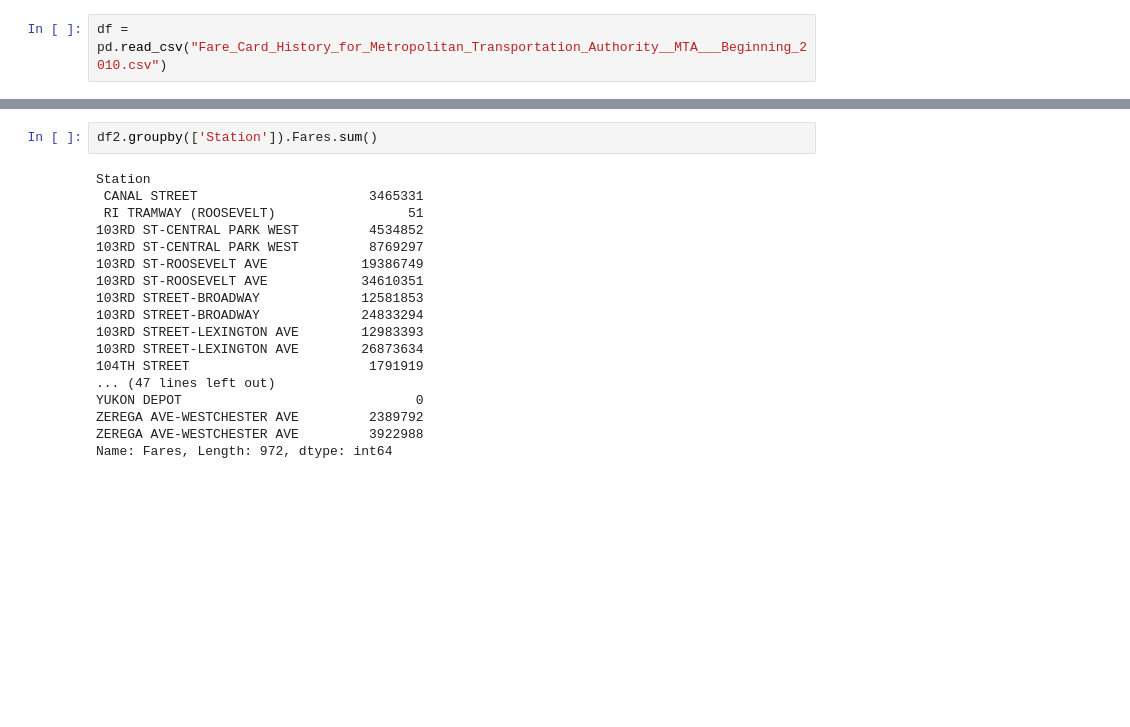
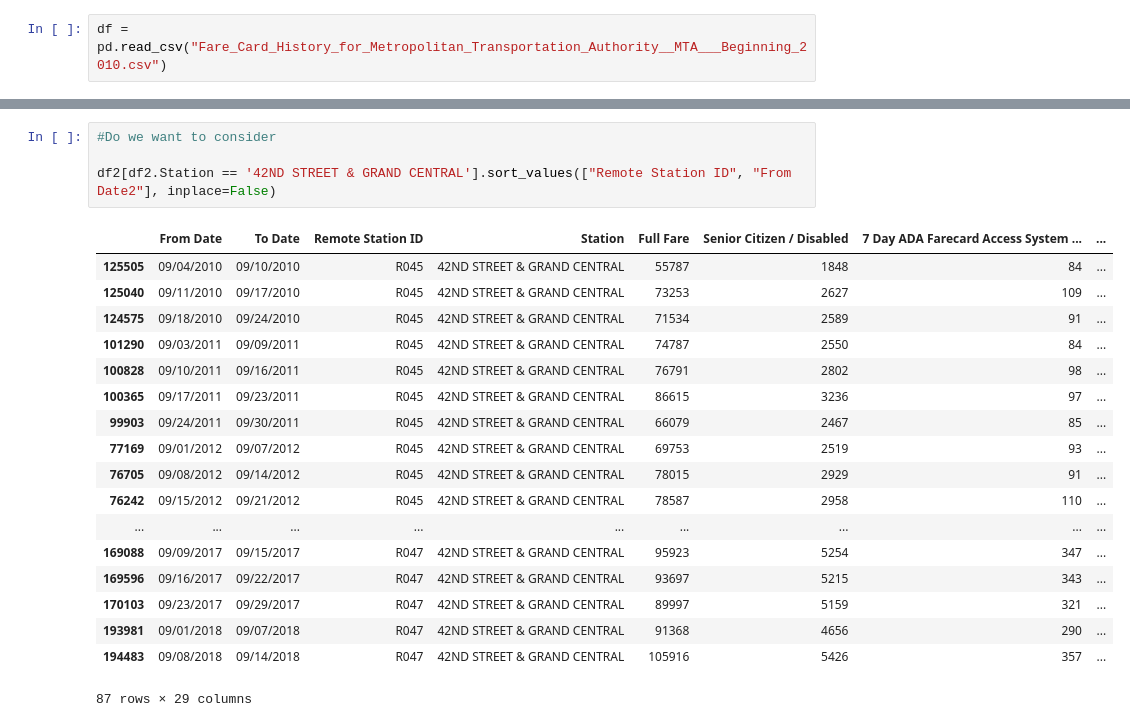
Before and after one commit to timrandg/metis_benson, a Jupyter notebook: Benson.ipynb, the cells around one changed output, grey strips where cells are left out. Cells and saved outputs as stored; diff of their text form; blank space fills up the shorter version.

```diff
--- a/Benson.ipynb
+++ b/Benson.ipynb
@@ -73,21 +126,24 @@ df2.groupby(['Station']).Fares.mean().sort_values(ascending=False).reset_index()
 515 rows × 2 columns
-# %%
-df2.groupby(['Station']).Fares.sum()
-# %% [output]
-Station
- CANAL STREET                      3465331
- RI TRAMWAY (ROOSEVELT)                 51
-103RD ST-CENTRAL PARK WEST         4534852
-103RD ST-CENTRAL PARK WEST         8769297
-103RD ST-ROOSEVELT AVE            19386749
-103RD ST-ROOSEVELT AVE            34610351
-103RD STREET-BROADWAY             12581853
-103RD STREET-BROADWAY             24833294
-103RD STREET-LEXINGTON AVE        12983393
-103RD STREET-LEXINGTON AVE        26873634
-104TH STREET                       1791919
-... (47 lines left out)
-YUKON DEPOT                              0
-ZEREGA AVE-WESTCHESTER AVE         2389792
-ZEREGA AVE-WESTCHESTER AVE         3922988
-Name: Fares, Length: 972, dtype: int64
+# %%
+#Do we want to consider
+
+df2[df2.Station == '42ND STREET & GRAND CENTRAL'].sort_values(["Remote Station ID", "From Date2"], inplace=False)
+# %% [output]
+|  | From Date | To Date | Remote Station ID | Station | Full Fare | Senior Citizen / Disabled | 7 Day ADA Farecard Access System ... | ... |
+| 125505 | 09/04/2010 | 09/10/2010 | R045 | 42ND STREET & GRAND CENTRAL | 55787 | 1848 | 84 | ... |
+| 125040 | 09/11/2010 | 09/17/2010 | R045 | 42ND STREET & GRAND CENTRAL | 73253 | 2627 | 109 | ... |
+| 124575 | 09/18/2010 | 09/24/2010 | R045 | 42ND STREET & GRAND CENTRAL | 71534 | 2589 | 91 | ... |
+| 101290 | 09/03/2011 | 09/09/2011 | R045 | 42ND STREET & GRAND CENTRAL | 74787 | 2550 | 84 | ... |
+| 100828 | 09/10/2011 | 09/16/2011 | R045 | 42ND STREET & GRAND CENTRAL | 76791 | 2802 | 98 | ... |
+| 100365 | 09/17/2011 | 09/23/2011 | R045 | 42ND STREET & GRAND CENTRAL | 86615 | 3236 | 97 | ... |
+| 99903 | 09/24/2011 | 09/30/2011 | R045 | 42ND STREET & GRAND CENTRAL | 66079 | 2467 | 85 | ... |
+| 77169 | 09/01/2012 | 09/07/2012 | R045 | 42ND STREET & GRAND CENTRAL | 69753 | 2519 | 93 | ... |
+| 76705 | 09/08/2012 | 09/14/2012 | R045 | 42ND STREET & GRAND CENTRAL | 78015 | 2929 | 91 | ... |
+| 76242 | 09/15/2012 | 09/21/2012 | R045 | 42ND STREET & GRAND CENTRAL | 78587 | 2958 | 110 | ... |
+| ... | ... | ... | ... | ... | ... | ... | ... | ... |
+| 169088 | 09/09/2017 | 09/15/2017 | R047 | 42ND STREET & GRAND CENTRAL | 95923 | 5254 | 347 | ... |
+| 169596 | 09/16/2017 | 09/22/2017 | R047 | 42ND STREET & GRAND CENTRAL | 93697 | 5215 | 343 | ... |
+| 170103 | 09/23/2017 | 09/29/2017 | R047 | 42ND STREET & GRAND CENTRAL | 89997 | 5159 | 321 | ... |
+| 193981 | 09/01/2018 | 09/07/2018 | R047 | 42ND STREET & GRAND CENTRAL | 91368 | 4656 | 290 | ... |
+| 194483 | 09/08/2018 | 09/14/2018 | R047 | 42ND STREET & GRAND CENTRAL | 105916 | 5426 | 357 | ... |
+87 rows × 29 columns
```
Also changed, not shown: parts of 7 cells of this notebook, 2 other files.
